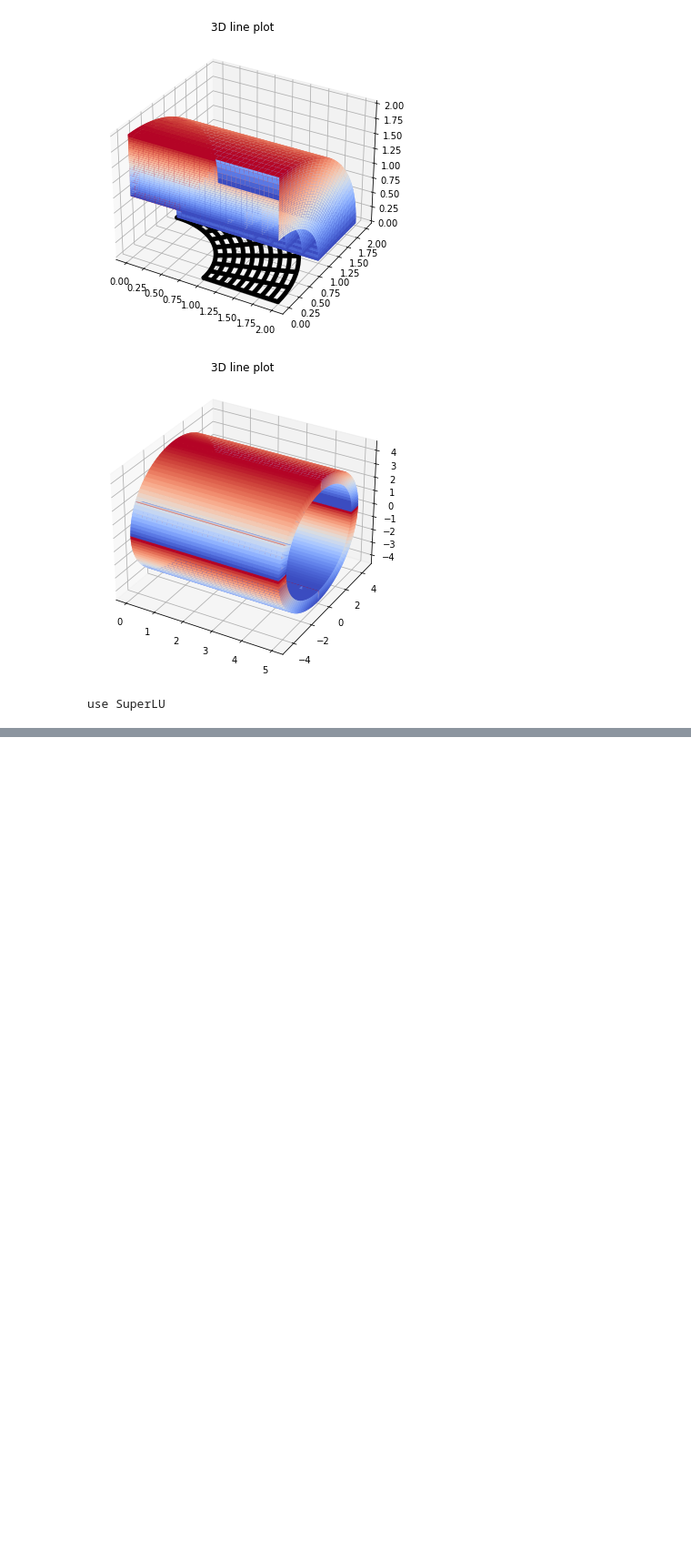
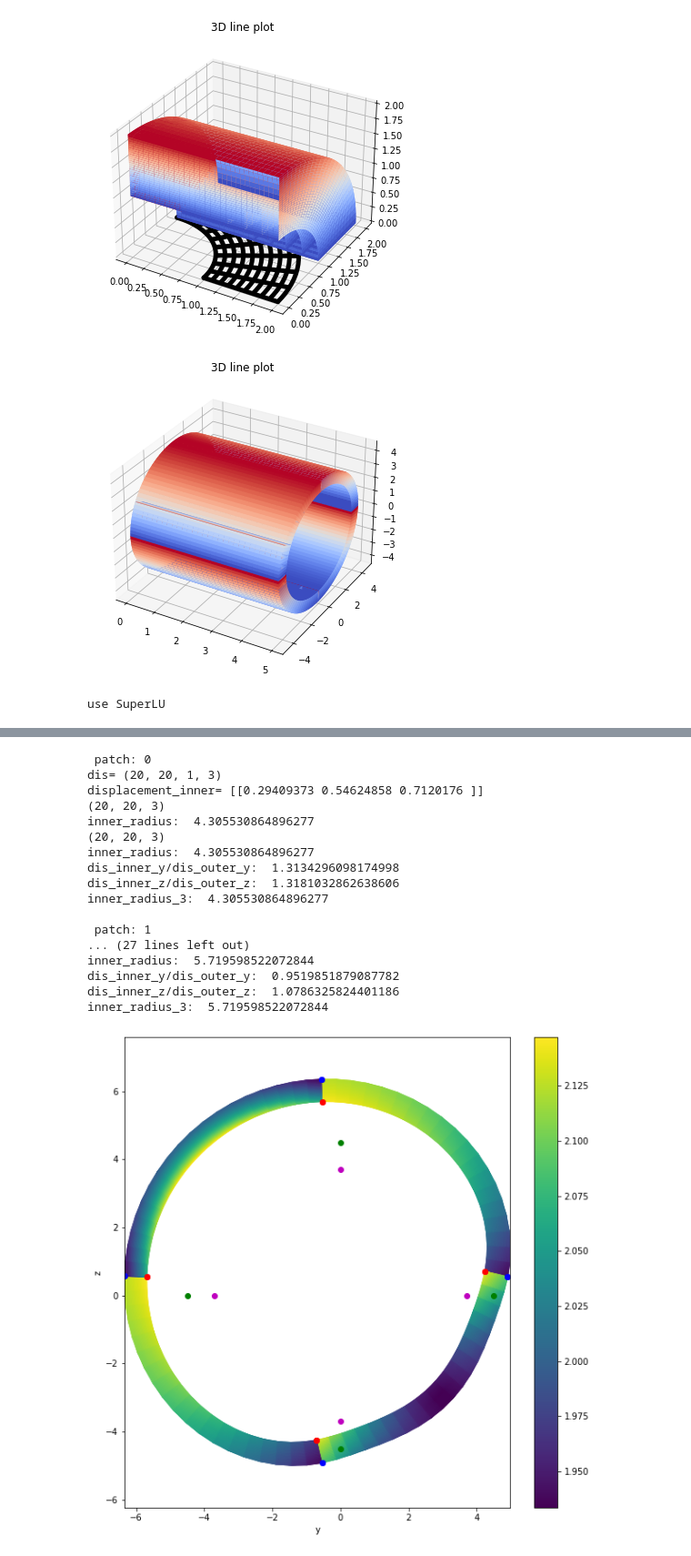
Before and after one commit to mh-0456/pyiga, a Jupyter notebook: notebooks/nonlinear_loading_artery3D_robin_factor1.ipynb, the cells around one changed output, grey strips where cells are left out. Shown at 91% size. Saved outputs shown, nothing was run; the diff lists cells and outputs as text; code cells hidden in the pictures; blank space fills up the shorter version.

```diff
--- a/notebooks/nonlinear_loading_artery3D_robin_factor1.ipynb
+++ b/notebooks/nonlinear_loading_artery3D_robin_factor1.ipynb
@@ -332,3 +452,24 @@ get_defplotC(u, patches_u, kvs_u, MP_u)
+# %%
+get_defplotpp(u, patches_u, kvs_u, MP_u)
+# %% [output]
+ patch: 0
+dis= (20, 20, 1, 3)
+displacement_inner= [[0.29409373 0.54624858 0.7120176 ]]
+(20, 20, 3)
+inner_radius:  4.305530864896277
+(20, 20, 3)
+inner_radius:  4.305530864896277
+dis_inner_y/dis_outer_y:  1.3134296098174998
+dis_inner_z/dis_outer_z:  1.3181032862638606
+inner_radius_3:  4.305530864896277
+
+ patch: 1
+... (27 lines left out)
+inner_radius:  5.719598522072844
+dis_inner_y/dis_outer_y:  0.9519851879087782
+dis_inner_z/dis_outer_z:  1.0786325824401186
+inner_radius_3:  5.719598522072844
+[figure, added]
 # %%
 # solve linearized variational problem - iterative, without line-search
 
```
Also changed, not shown: parts of 11 cells of this notebook, 2 other files.
